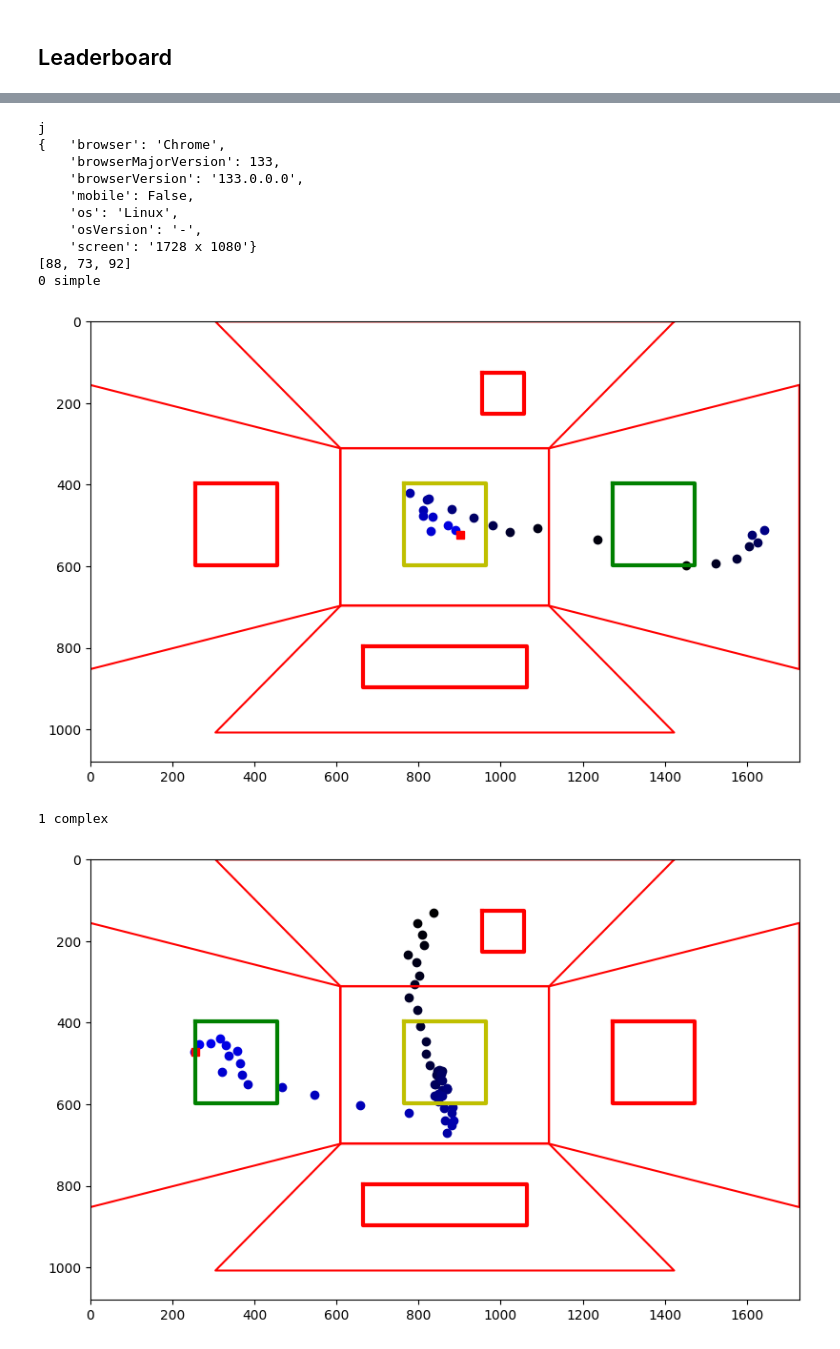
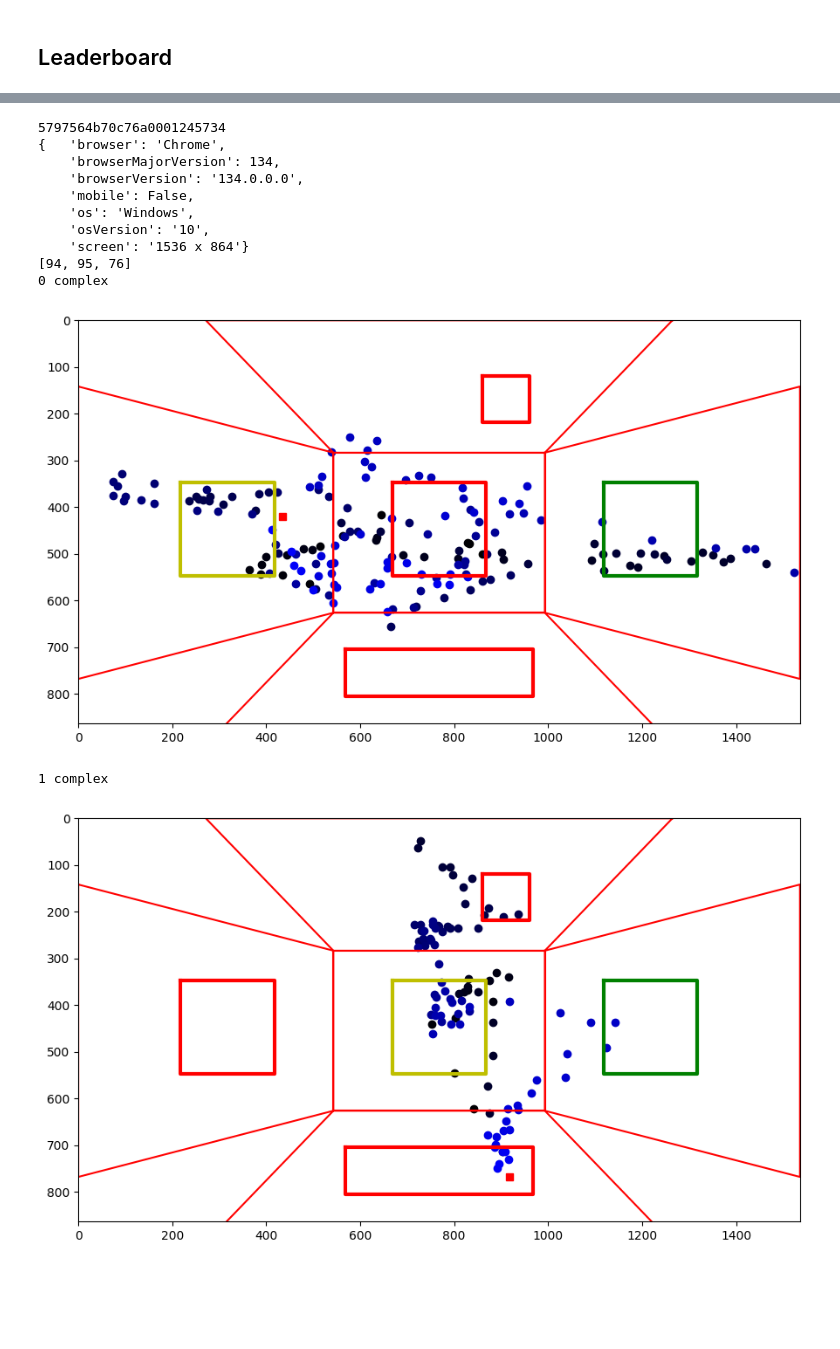
Before and after one commit to GAtemROU/Thesis-Project, a Jupyter notebook: analysis/preprocessing_and_init_analysis.ipynb, the cells around one changed output, grey strips where cells are left out. Saved outputs shown, nothing was run; the diff lists cells and outputs as text; code cells hidden in the pictures; blank space fills up the shorter version.

```diff
--- a/analysis/preprocessing_and_init_analysis.ipynb
+++ b/analysis/preprocessing_and_init_analysis.ipynb
@@ -275,6 +215,14 @@ df[['workerid', 'answerAccuracySimple', 'answerAccuracyComplex', 'answerAccuracy
 # %%
-gaze_df = df[['workerid', 'userTrialId', 'type', 'correct', 'answerTime', 'gaze', 'trgtPos', 'distPos', 'compPos', 'coordinates', 'condition', 'msgType']]
-
+filter_correct = True
+df = pd.read_csv(f'data/preprocessed_data/{df_name}.csv')
+for column in dict_list_columns:
+    try:
+        df[column] = df[column].apply(lambda x: json.loads(x))
+    except:
+        print(column)
+gaze_df = df[['workerid', 'userTrialId', 'correct', 'answerTime', 'gaze', 'trgtPos', 'distPos', 'compPos', 'coordinates', 'condition', 'msgType']]
+if filter_correct:
+    gaze_df = gaze_df[gaze_df['correct'] == 1]
 def detect_aoi(point, coords):
     for aoi in ['sent_msg', 'img1', 'img2', 'img3', 'available_msgs']:
         polygon = compute_polygon(aoi, coords)
@@ -289,9 +237,11 @@ def explode_gaze(row):
     aois = []
     subject = row['workerid']
     trial = row['userTrialId']
-    condition = row['type']
+    condition = row['condition']
     msg_type = row['msgType']
     trgt_pos = row['trgtPos']
+    if not filter_correct:
+        correct = row['correct']
     for key, val in row['gaze'].items():
         x.append(val['x'])
         y.append(val['y'])
@@ -302,9 +252,11 @@ def explode_gaze(row):
         if aoi in ['img1', 'img2', 'img3']:
             aoi = img_to_obj[int(aoi[-1])-1]
         aois.append(aoi)
-    return pd.DataFrame({'Subject': subject, 'Trial': trial, 'Condition': condition, 'MsgType': msg_type, 'TrgtPos': trgt_pos, 'Time': time, 'AOI': aois})
-# np.array(gaze_df.apply(lambda x: explode_gaze(x), axis=1)).flatten()
-pd.concat(np.array(gaze_df.apply(lambda x: explode_gaze(x), axis=1)).flatten(), axis=0).to_csv('data/gaze.csv', index=False)
+    if filter_correct:
+        return pd.DataFrame({'Subject': subject, 'Trial': trial, 'Condition': condition, 'MsgType': msg_type, 'TrgtPos': trgt_pos, 'Time': time, 'AOI': aois})
+    else:
+        return pd.DataFrame({'Subject': subject, 'Trial': trial, 'Condition': condition, 'MsgType': msg_type, 'TrgtPos': trgt_pos, 'Time': time, 'Correct': correct, 'AOI': aois})
+pd.concat(np.array(gaze_df.apply(lambda x: explode_gaze(x), axis=1)).flatten(), axis=0).to_csv(f'data/final_datasets/{df_name}_{'correct_' if filter_correct else ''}fixations.csv', index=False)
 # %% [markdown]
 # Final Feature CSV per Trial
 # %%
@@ -409,7 +382,7 @@ def logit(x):
         odds += 1e-9
     return math.log(odds)
 
-fit_df = pd.read_csv('data/final_trial_df.csv')
+fit_df = pd.read_csv('data/final_datasets/.csv')
 
 
 features = ['TrgtPosLeftRight', 'TrgtPosMiddle', 'Trial', 'MsgColorShape', 'SimpleComplex', 'Unambiguous']
@@ -603,5 +581,9 @@ pp.pprint(leaderboard_df)
 # %%
-participant = df.workerid.unique()[0]
+df = pd.read_csv(f'data/preprocessed_data/{df_name}.csv')
+for column in dict_list_columns:
+    df[column] = df[column].apply(lambda x: json.loads(x))
+df['resolution'] = df['resolution'].apply(lambda x: json.loads(x))
+participant = df.workerid.unique()[1]
 print(participant)
 sample = df[df['workerid']==participant]
 pp.pprint(sample.iloc[0].deviceInfo)
@@ -637,41 +619,41 @@ for i in range(len(sample)):
         if i == (len(x)-1):
             plt.plot(x[i], y[i], color=(1, 0, 0), marker='s')
         else:
             plt.plot(x[i], y[i], color=(0, 0, i/len(x)), marker='o')
 
 
     plt.xlim(0, resolution[0])
     plt.ylim(0, resolution[1])
     plt.gca().invert_yaxis()
 
 
     plot_polygons(cur_sample.coordinates, plt)
     for i, area in enumerate(aoi):
         cur_coords = cur_sample.coordinates[area]
         x_min = max(0, cur_coords['x'])
         x_max = cur_coords['x'] + cur_coords['width']
         y_min = max(0, cur_coords['y'])
         y_max = cur_coords['y'] + cur_coords['height']
         # plot boxes around AOI
         color = 'r'
         if cur_sample.trgtPos == i:
             color = 'g'
         if cur_sample.compPos == i:
             color = 'y'
         plt.plot([x_min, x_max, x_max, x_min, x_min], [y_min, y_min, y_max, y_max, y_min], color=color, linewidth=3)
 
     plt.show()
 # %% [output]
-j
+5797564b70c76a0001245734
 {   'browser': 'Chrome',
-    'browserMajorVersion': 133,
-    'browserVersion': '133.0.0.0',
+    'browserMajorVersion': 134,
+    'browserVersion': '134.0.0.0',
     'mobile': False,
-    'os': 'Linux',
-    'osVersion': '-',
-    'screen': '1728 x 1080'}
-[88, 73, 92]
-0 simple
+    'os': 'Windows',
+    'osVersion': '10',
+    'screen': '1536 x 864'}
+[94, 95, 76]
+0 complex
-[figure, old version]
+[figure, new version]
 1 complex
-[figure, old version]
+[figure, new version]
```
Also changed, not shown: parts of 15 cells of this notebook, 51 other files.
